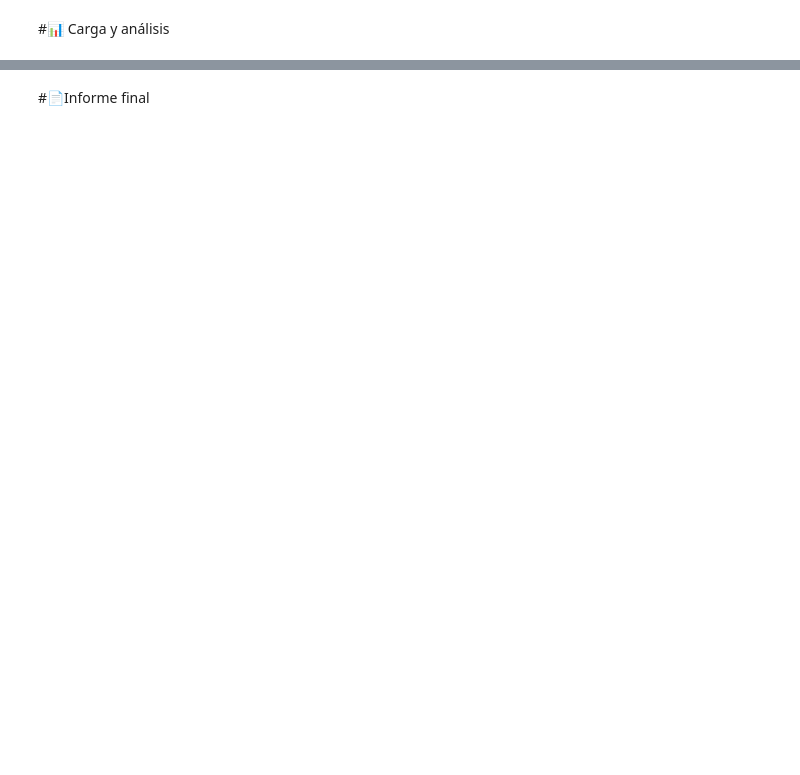
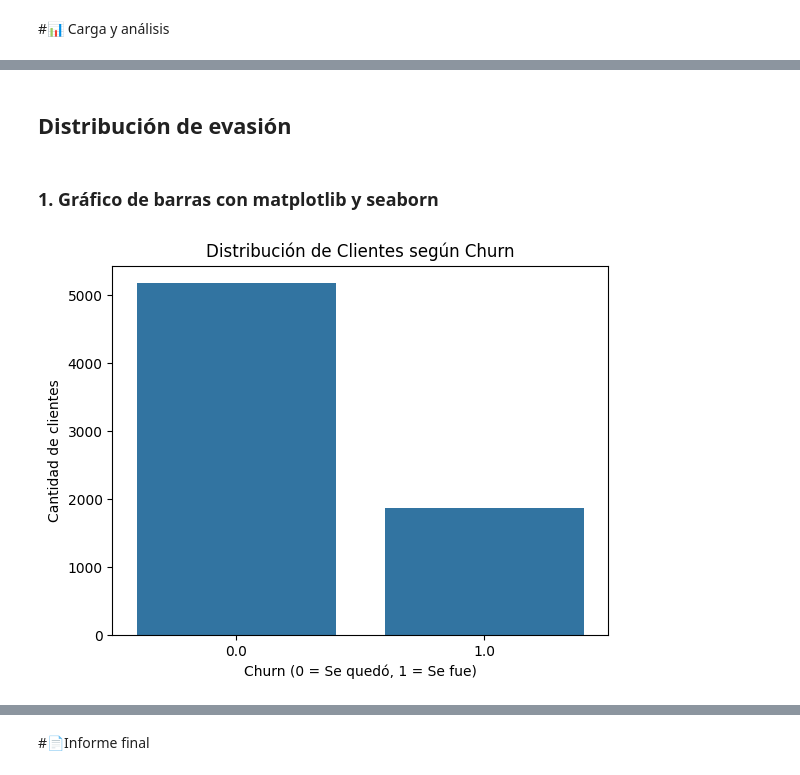
Before and after one commit to vicdas/DataScienceChallengeTelecomX, a Jupyter notebook: TelecomX_LATAM.ipynb, the cells around one changed output, grey strips where cells are left out. Drawn from its saved outputs; the diff is of its cells as text; code cells hidden in the pictures; blank space fills up the shorter version.

```diff
--- a/TelecomX_LATAM.ipynb
+++ b/TelecomX_LATAM.ipynb
@@ -151,0 +288,6 @@ datos_telecomx.head()
+# %%
+binarias = ['Churn', 'customer.Partner', 'customer.Dependents',
+            'phone.PhoneService', 'account.PaperlessBilling']
+
+for col in binarias:
+    datos_telecomx[col] = datos_telecomx[col].map({'yes': 1, 'no': 0})
@@ -151,0 +296,7 @@ datos_telecomx.head()
+# %%
+cols_internet = ['internet.OnlineSecurity', 'internet.OnlineBackup',
+                 'internet.DeviceProtection', 'internet.TechSupport',
+                 'internet.StreamingTV', 'internet.StreamingMovies']
+
+for col in cols_internet:
+    datos_telecomx[col] = datos_telecomx[col].replace('no internet service', 'no')
@@ -151,0 +305,3 @@ datos_telecomx.head()
+# %%
+for col in datos_telecomx.select_dtypes(include='object').columns:
+    datos_telecomx[col] = datos_telecomx[col].str.strip().str.lower()
@@ -151,0 +310,6 @@ datos_telecomx.head()
+# %%
+datos_telecomx.rename(columns={
+    'account.Charges.Monthly': 'gasto_mensual',
+    'account.Charges.Total': 'gasto_total',
+    'Cuentas_Diarias': 'gasto_diario'
+}, inplace=True)
@@ -153,0 +423,16 @@ datos_telecomx.head()
+# %% [markdown]
+## **Distribución de evasión**
+# %% [markdown]
+### 1. Gráfico de barras con matplotlib y seaborn
+# %%
+import seaborn as sns
+import matplotlib.pyplot as plt
+
+# Conteo de churn
+sns.countplot(x='Churn', data=datos_telecomx)
+plt.title('Distribución de Clientes según Churn')
+plt.xlabel('Churn (0 = Se quedó, 1 = Se fue)')
+plt.ylabel('Cantidad de clientes')
+plt.show()
+# %% [output]
+[figure, added]
```
Also changed, not shown: parts of 58 cells of this notebook.
